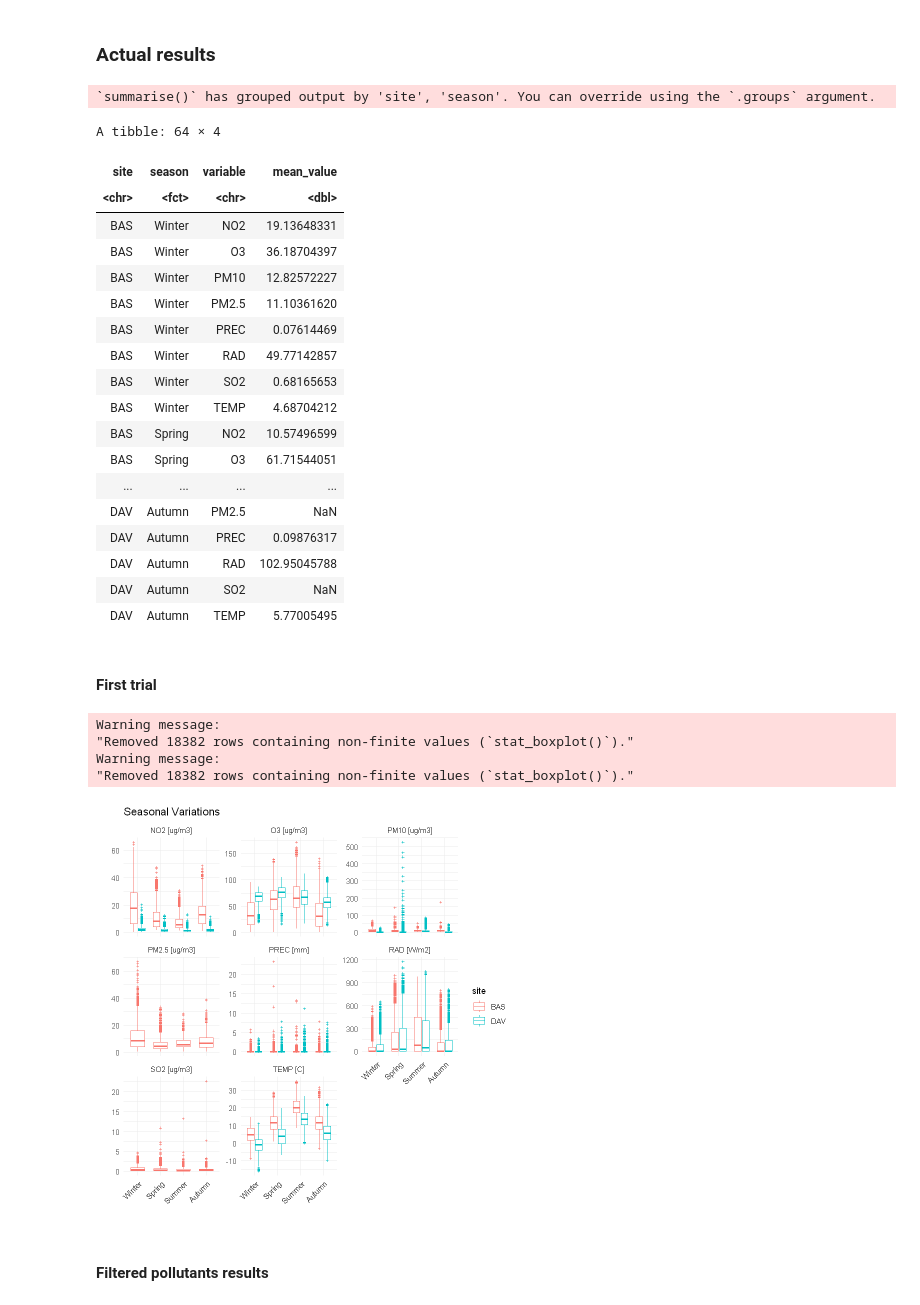
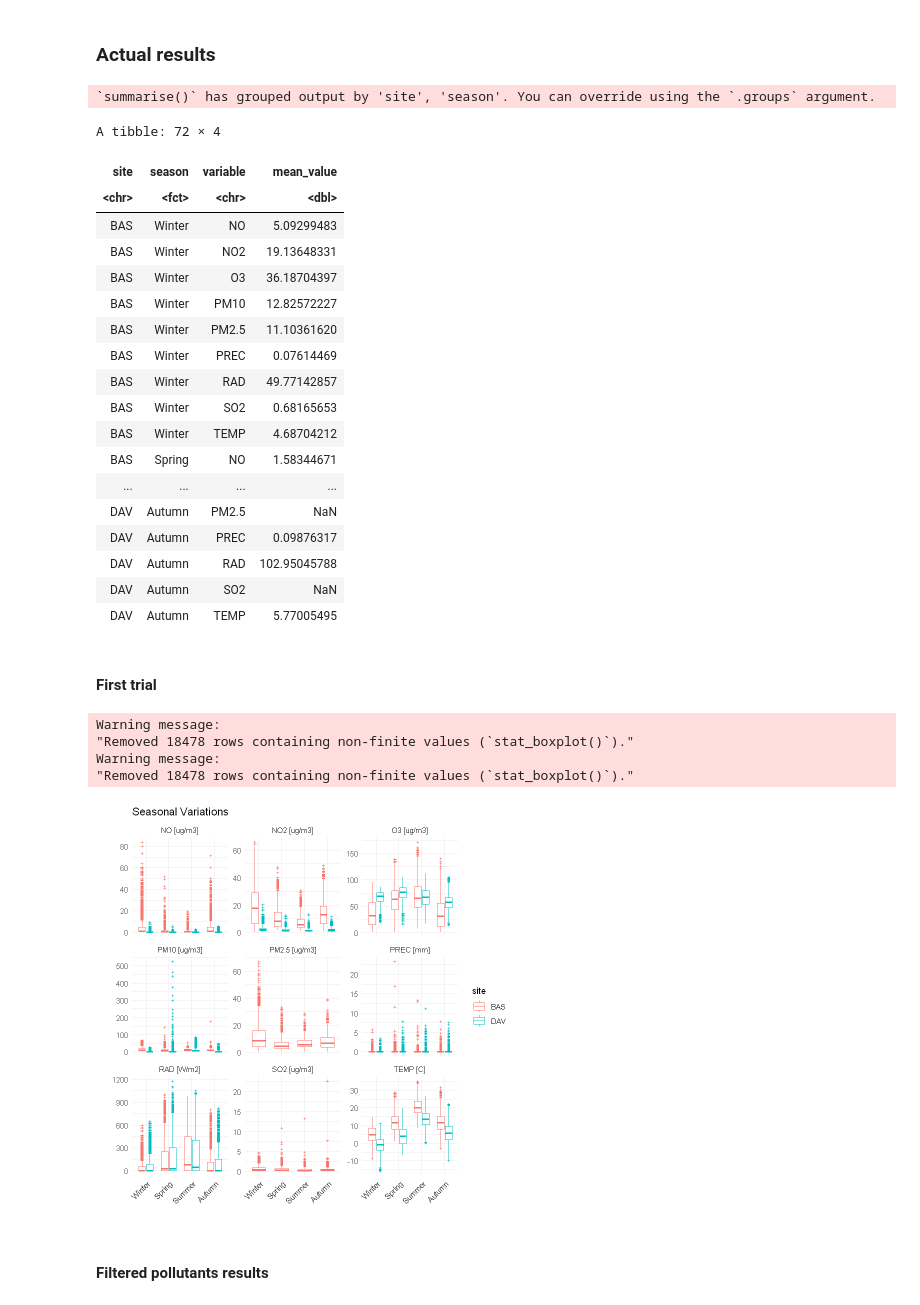
Before and after one commit to matheogodenzi/Air_pollution, a Jupyter notebook: Seasonal_Averages.ipynb, the cells around one changed output. Drawn from its saved outputs; the diff is of its cells as text; code cells hidden in the pictures.

```diff
--- a/Seasonal_Averages.ipynb
+++ b/Seasonal_Averages.ipynb
@@ -111,6 +111,8 @@ A tibble: 17568 × 20
 | BAS | 2024-12-31 23:00:00 | 2024 | 12 | 31 | 23 | Tue | Weekday | Winter | 3.0 | 34.2 | 38.7 | ... |
 # %%
 write.csv(all_data_df, "DATA/DAV-BAS.csv")
+# %%
+all_data_df$NO <- all_data_df$NOX - all_data_df$NO2
 # %%
 all_data_lf <- all_data_df %>%
   pivot_longer(-c(site, datetime, season, year, month, day, hour, dayofwk, daytype),  # id columns
@@ -256,9 +262,10 @@ avg_values
 write.csv(avg_values, "outputs/seasonal_average_values.csv", row.names = FALSE)
 # %% [output]
 `summarise()` has grouped output by 'site', 'season'. You can override using the `.groups` argument.
-A tibble: 64 × 4
+A tibble: 72 × 4
 | site | season | variable | mean_value |
 | <chr> | <fct> | <chr> | <dbl> |
+| BAS | Winter | NO | 5.09299483 |
 | BAS | Winter | NO2 | 19.13648331 |
 | BAS | Winter | O3 | 36.18704397 |
 | BAS | Winter | PM10 | 12.82572227 |
@@ -267,8 +274,7 @@ A tibble: 64 × 4
 | BAS | Winter | RAD | 49.77142857 |
 | BAS | Winter | SO2 | 0.68165653 |
 | BAS | Winter | TEMP | 4.68704212 |
-| BAS | Spring | NO2 | 10.57496599 |
-| BAS | Spring | O3 | 61.71544051 |
+| BAS | Spring | NO | 1.58344671 |
 | ... | ... | ... | ... |
 | DAV | Autumn | PM2.5 | NaN |
 | DAV | Autumn | PREC | 0.09876317 |
@@ -290,37 +296,38 @@ seasonal_averages_plot <- ggplot(seasonal_variations) +
       "O3" = "O3 [ug/m3]",
       "PM10" = "PM10 [ug/m3]",
       "PM2.5" = "PM2.5 [ug/m3]",
       "PREC" = "PREC [mm]",
       "RAD" = "RAD [W/m2]",
       "SO2" = "SO2 [ug/m3]",
-      "TEMP" = "TEMP [C]"
+      "TEMP" = "TEMP [C]",
+      "NO" = "NO [ug/m3]"
     ))) +  # Facet by variable only
   geom_boxplot(
     aes(x = season,
         y = value,
         color = site,
         #fill = season
        ),
     outlier.size = 0.5,
     outlier.shape = 3,
     width = 0.6,  # Default is 0.5; increase this to widen the box
     position = position_dodge(width = 0.7)  # Controls spacing between site groups
   ) +
     labs(
     x = "",  # Label for the x-axis
     y = "",  # Label for the y-axis
     title = "Seasonal Variations"  # Title for the plot
   ) +
   theme_minimal() + theme(axis.text.x = element_text(angle = 45, hjust = 1))
 seasonal_averages_plot
 
 ggsave("outputs/seasonal_variations.jpeg", plot = seasonal_averages_plot, width = 9, height = 6, dpi = 300)
 # %% [output]
 Warning message:
-"Removed 18382 rows containing non-finite values (`stat_boxplot()`)."
+"Removed 18478 rows containing non-finite values (`stat_boxplot()`)."
 Warning message:
-"Removed 18382 rows containing non-finite values (`stat_boxplot()`)."
+"Removed 18478 rows containing non-finite values (`stat_boxplot()`)."
-[figure, old version]
+[figure, new version]
 # %% [markdown]
 #### Filtered pollutants results
 # %%
```
Also changed, not shown: parts of 18 cells of this notebook, 7 other files.
